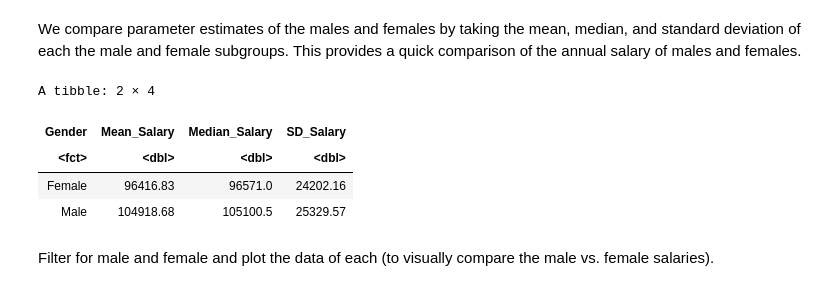
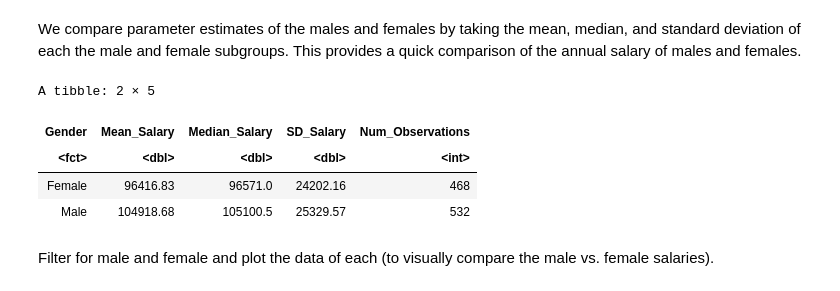
Before and after one commit to karlie-tr/STAT201-GroupProject, a Jupyter notebook: Proposal.ipynb, the cells around one changed output. Drawn from its saved outputs; the diff is of its cells as text; code cells hidden in the pictures.

```diff
--- a/Proposal.ipynb
+++ b/Proposal.ipynb
@@ -76,19 +94,21 @@ A tibble: 6 × 2
 # %% [markdown]
 We compare parameter estimates of the males and females by taking the mean, median, and standard deviation of each the male and female subgroups. This provides a quick comparison of the annual salary of males and females.
 # %%
-salary_data_summary <- salary_data |>
-    group_by(Gender) |>
+salary_data_summary <- salary_data %>%
+    group_by(Gender) %>%
     summarize(Mean_Salary = mean(Annual_Salary),
               Median_Salary = median(Annual_Salary),
-             SD_Salary = sd(Annual_Salary))
+              SD_Salary = sd(Annual_Salary),
+              Num_Observations = n())
+
 
 salary_data_summary
 # %% [output]
-A tibble: 2 × 4
+A tibble: 2 × 5
-| Gender | Mean_Salary | Median_Salary | SD_Salary |
-| <fct> | <dbl> | <dbl> | <dbl> |
-| Female | 96416.83 | 96571.0 | 24202.16 |
-| Male | 104918.68 | 105100.5 | 25329.57 |
+| Gender | Mean_Salary | Median_Salary | SD_Salary | Num_Observations |
+| <fct> | <dbl> | <dbl> | <dbl> | <int> |
+| Female | 96416.83 | 96571.0 | 24202.16 | 468 |
+| Male | 104918.68 | 105100.5 | 25329.57 | 532 |
 # %% [markdown]
 Filter for male and female and plot the data of each (to visually compare the male vs. female salaries).
 # %%
```
Also changed, not shown: parts of 4 cells of this notebook.
